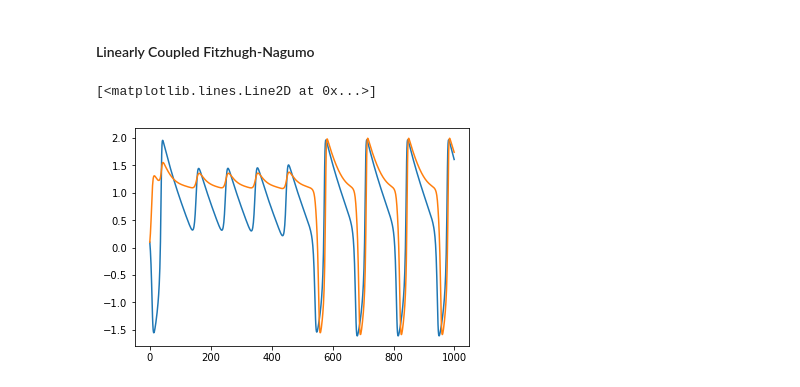
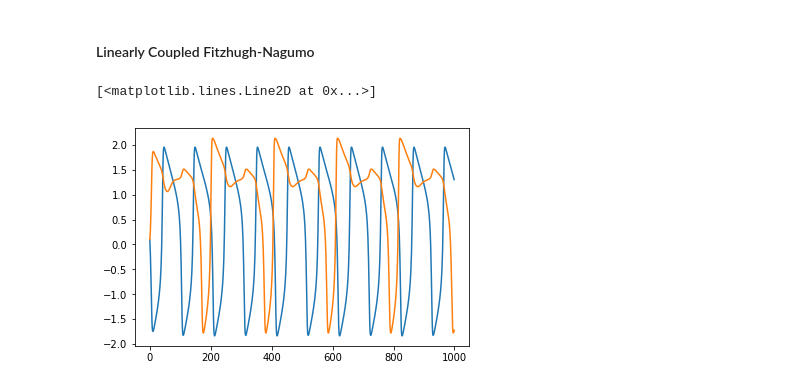
Before and after one commit to zthurman/fizzpy, a Jupyter notebook: Notebooks/Fractal Dynamics.ipynb, the cells around one changed output. Drawn from its saved outputs; the diff is of its cells as text; code cells hidden in the pictures.

Commit message:
coupled models completed

```diff
--- a/Notebooks/Fractal Dynamics.ipynb
+++ b/Notebooks/Fractal Dynamics.ipynb
@@ -227,25 +227,28 @@ plt.plot(x1)
 # %%
 a = 0.75
 b = 0.8
 c = 3
-i = -0.413874
-k1 = 0.02
-k2 = 0.2
+i = -0.6
+k1 = 0.03
+k2 = 0.3
 inits = [0.1, 0.1, 0.1, 0.1]
+
+# Coupling method: Numerical bifurcation analysis of two coupled Fitzhugh-Nagumo oscillators
+#                 Anderson Hoff, Juliana V. dos Santos, Cesar Manchein, Holokz A. Albaquerque
 
 def lcoupled_fitzhughnagumo_equation(state, t):
     v, w, v1, w1 = tf.unstack(state)
-    dv = c*(v + w - (v**3/3) + i + k1*(v1 - v))
+    dv = c*(v + w - (v**3/3) + i) + k1*(v - v1)
     dw = -1/c * (v - a + b*w)
-    dv1 = c*(v1 + w1 - (v1**3/3) +  k2*(v - v1))
+    dv1 = c*(v1 + w1 - (v1**3/3)) + k2*(v1 - v)
     dw1 = -1/c * (v1 - a + b*w1)
     return tf.stack([dv, dw, dv1, dw1])
 
 sess = tf.Session()
 state, info = sess.run(generate_odesolution(lcoupled_fitzhughnagumo_equation, inits, tfinal=100))
 v, w, v1, w1 = state.T
 plt.plot(v)
 plt.plot(v1)
 # %% [output]
 [<matplotlib.lines.Line2D at 0x...>]
-[figure, old version]
+[figure, new version]
```
Also changed, not shown: parts of 7 cells of this notebook.
